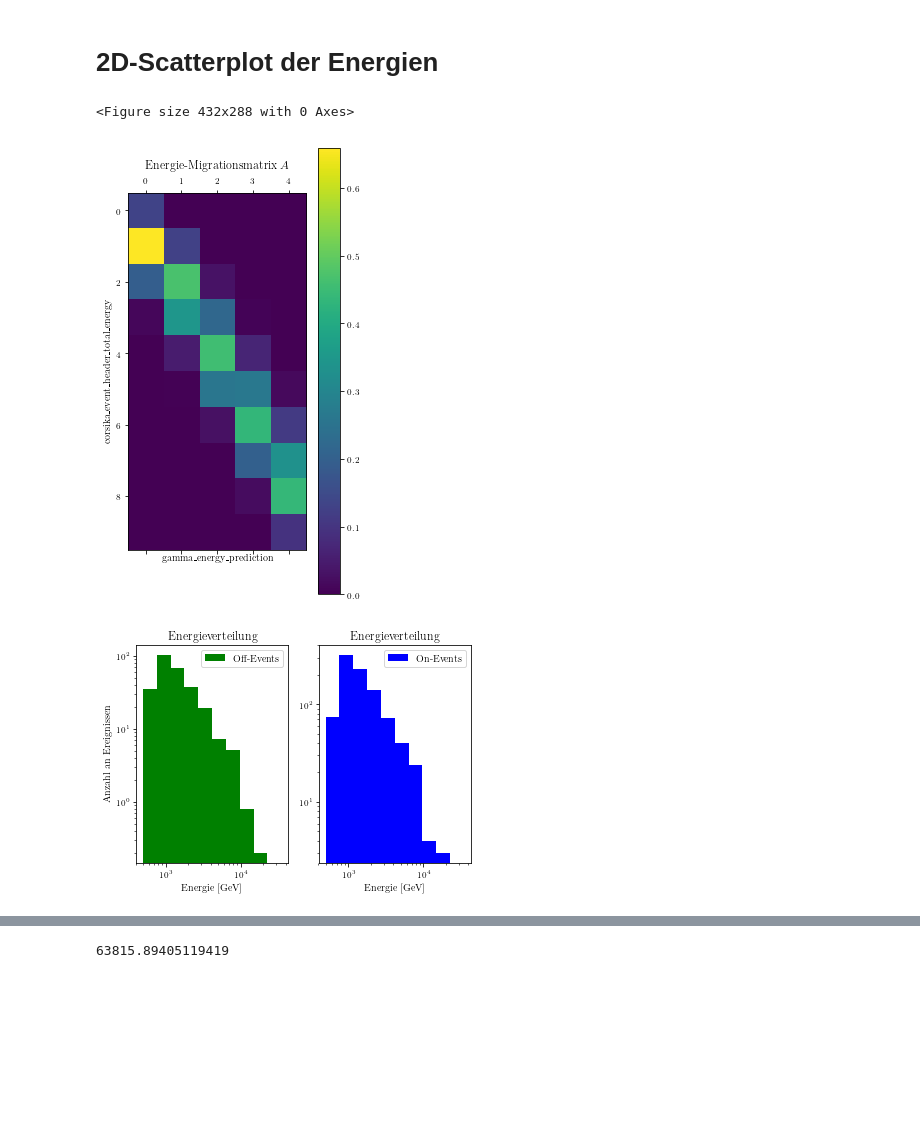
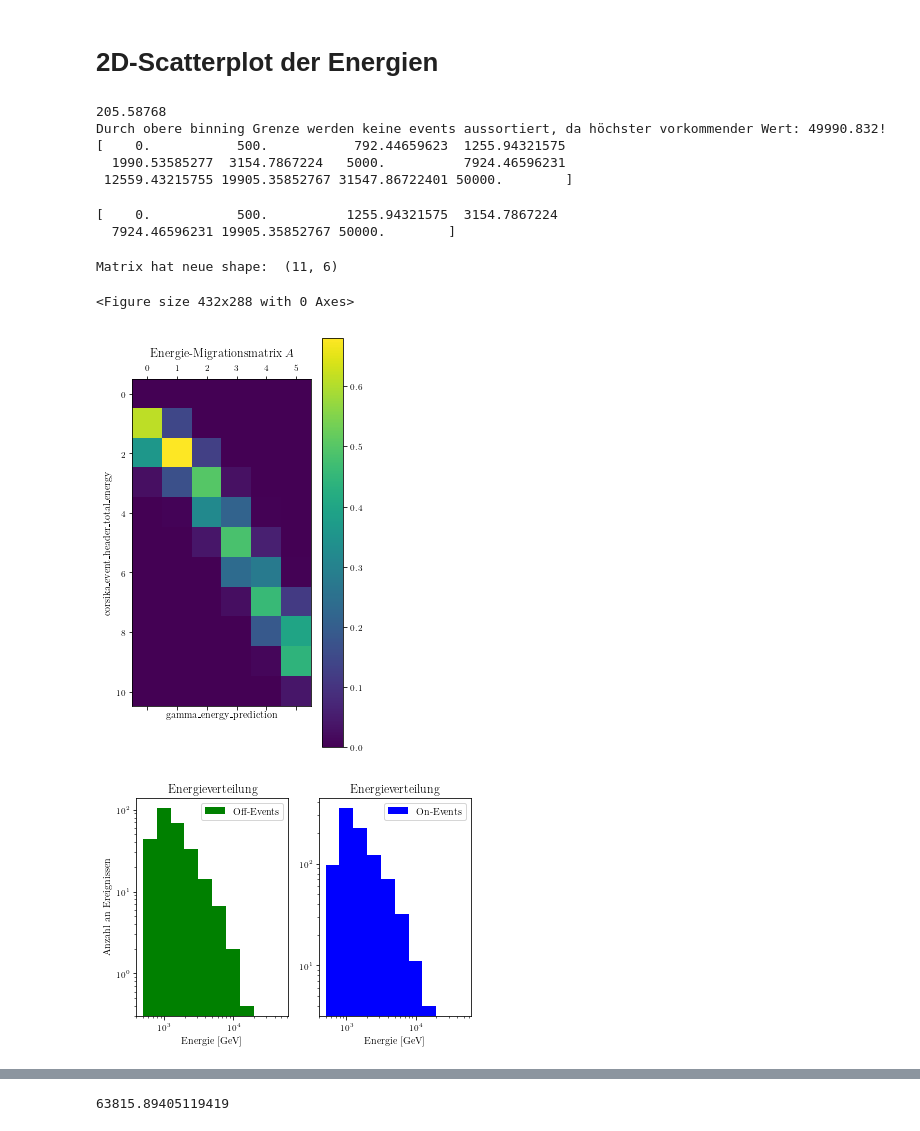
Before and after one commit to Ninilini/FP_Teilchen, a Jupyter notebook: FACT/plots/data_reading.ipynb, the cells around one changed output, grey strips where cells are left out. Drawn from its saved outputs; the diff is of its cells as text; code cells hidden in the pictures; blank space fills up the shorter version.

```diff
--- a/FACT/plots/data_reading.ipynb
+++ b/FACT/plots/data_reading.ipynb
@@ -136,25 +136,59 @@ print(len(crab_events_sel_1.theta_deg_off_1.values))
 [figure]
 # %% [markdown]
 # 2D-Scatterplot der Energien
+# %%
+max_bin = max(max(gammas_sel['gamma_energy_prediction']), max(gammas_sel['corsika_event_header_total_energy']))
+min_bin = min(min(gammas_sel['gamma_energy_prediction']), min(gammas_sel['corsika_event_header_total_energy']))
+print(min_bin)
+if max_bin <= max(np.logspace(np.log10(500),np.log10(50e3),11)):
+    print('Durch obere binning Grenze werden keine events aussortiert, da höchster vorkommender Wert: {}!'.format(max_bin))
+    b = 12
+    bins1 = np.ones(b)
+else:
+    b = 13
+    bins1 = np.ones(b)
+    bins1[-1] = max_bin
+bins1[0] = 0
+
+for i in range(1, b, 1):
+    bins1[i] = np.logspace(np.log10(500),np.log10(50e3),11)[i-1]
+print(bins1)
+# %% [output]
+205.58768
+Durch obere binning Grenze werden keine events aussortiert, da höchster vorkommender Wert: 49990.832!
+[    0.           500.           792.44659623  1255.94321575
+  1990.53585277  3154.7867224   5000.          7924.46596231
+ 12559.43215755 19905.35852767 31547.86722401 50000.        ]
+# %%
+bins2 = np.ones(7)
+bins2[0] = 0
+for i in range(1, 7, 1):
+    bins2[i] = np.logspace(np.log10(500),np.log10(50e3),6)[i-1]
+print(bins2)
+# %% [output]
+[    0.           500.          1255.94321575  3154.7867224
+  7924.46596231 19905.35852767 50000.        ]
 # %%
 plt.figure(constrained_layout=True)
 matrix, xedge, yedge = np.histogram2d(
     gammas_sel['gamma_energy_prediction'],
     gammas_sel['corsika_event_header_total_energy'],
                                          bins=[
-                                             np.logspace(np.log10(500),np.log10(35e3),11),
-                                             np.logspace(np.log10(500),np.log10(35e3),6),
+                                             bins1,
+                                             bins2,
                                          ])
 matrix = matrix/np.sum(matrix,axis=0) #hier erfolgt die Normierung
 plt.matshow(matrix)
 plt.xlabel('gamma\_energy\_prediction')
 plt.ylabel('corsika\_event\_header\_total\_energy')
 plt.title('Energie-Migrationsmatrix $A$')
 plt.colorbar()
 plt.savefig('Matrix.pdf')
+print('Matrix hat neue shape: ', np.shape(matrix))
 # %% [output]
-<Figure size 432x288 with 0 Axes>
+Matrix hat neue shape:  (11, 6)
+<Figure size 432x288 with 0 Axes>
-[figure, old version]
+[figure, new version]
 # %%
 # Untergrund binnen
 plt.subplot(1,2,1)
@@ -175,7 +209,7 @@ plt.legend()
 plt.title('Energieverteilung')
 plt.savefig('Energieverteilung_UG_SIG.pdf')
 # %% [output]
-[figure, old version]
+[figure, new version]
 # %%
 # Penrose-Moore Pseudoinverse ausrechnen (nicht quadratisch)
 inv = np.linalg.pinv(matrix)
```
Also changed, not shown: parts of 12 cells of this notebook, 3 other files.
